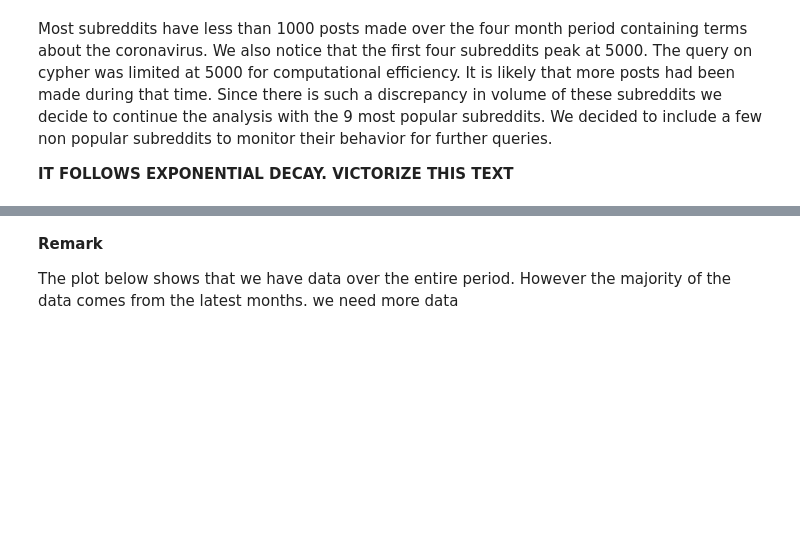
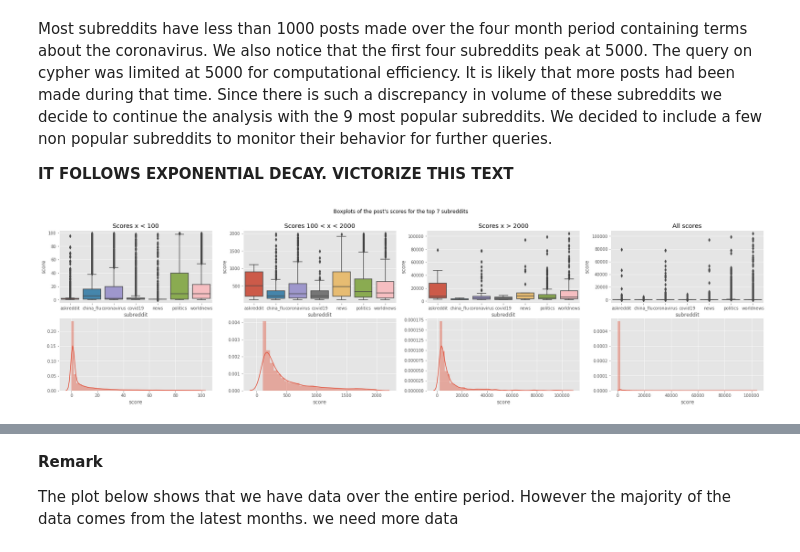
Before and after one commit to BrutishGuy/AAForB_Assignment4, a Jupyter notebook: src/exploratory_analysis/advancedanalytics.ipynb, the cells around one changed output, grey strips where cells are left out. Saved outputs shown, nothing was run; the diff lists cells and outputs as text; code cells hidden in the pictures; blank space fills up the shorter version.

Commit message:
Modified plots and destination folder

```diff
--- a/src/exploratory_analysis/advancedanalytics.ipynb
+++ b/src/exploratory_analysis/advancedanalytics.ipynb
@@ -136,33 +137,38 @@ fig = plt.figure(figsize=(30,7))
 ax1 = fig.add_subplot(2,4,1)
 ax2 = fig.add_subplot(2,4,2)
 ax3 = fig.add_subplot(2,4,3)
 ax4 = fig.add_subplot(2,4,4)
 ax5 = fig.add_subplot(2,4,5)
 ax6 = fig.add_subplot(2,4,6)
 ax7 = fig.add_subplot(2,4,7)
 ax8 = fig.add_subplot(2,4,8)
 
 
 # Titles
 fig.suptitle(" Boxplots of the post's scores for the top 7 subreddits")
 ax1.set_title('Scores x < 100')
 ax2.set_title('Scores 100 < x < 2000')
 ax3.set_title('Scores x > 2000')
 ax4.set_title('All scores')
 
 
 # Boxplots
 sns.boxplot(data=df7_very_low_scores,x='subreddit',y='score',ax=ax1)
 sns.boxplot(data=df7_low_scores,x='subreddit',y='score',ax=ax2)
 sns.boxplot(data=df7_high_scores,x='subreddit',y='score',ax=ax3)
 sns.boxplot(data=df7,x='subreddit',y='score',ax=ax4)
 
 
 # Countplots
 sns.distplot(a=df7_very_low_scores.score, ax=ax5)
 sns.distplot(a=df7_low_scores.score, ax=ax6)
 sns.distplot(a=df7_high_scores.score, ax=ax7)
 sns.distplot(a=df7.score, ax=ax8)
+
+plot_name = 'boxplots_of_post_scores'
+plt.savefig(fname=VIS_DIR + plot_name)
+# %% [output]
+[figure, added]
 # %%
 fig = plt.figure(figsize=(20,5))
 
```
Also changed, not shown: parts of 11 cells of this notebook, 7 other files.
